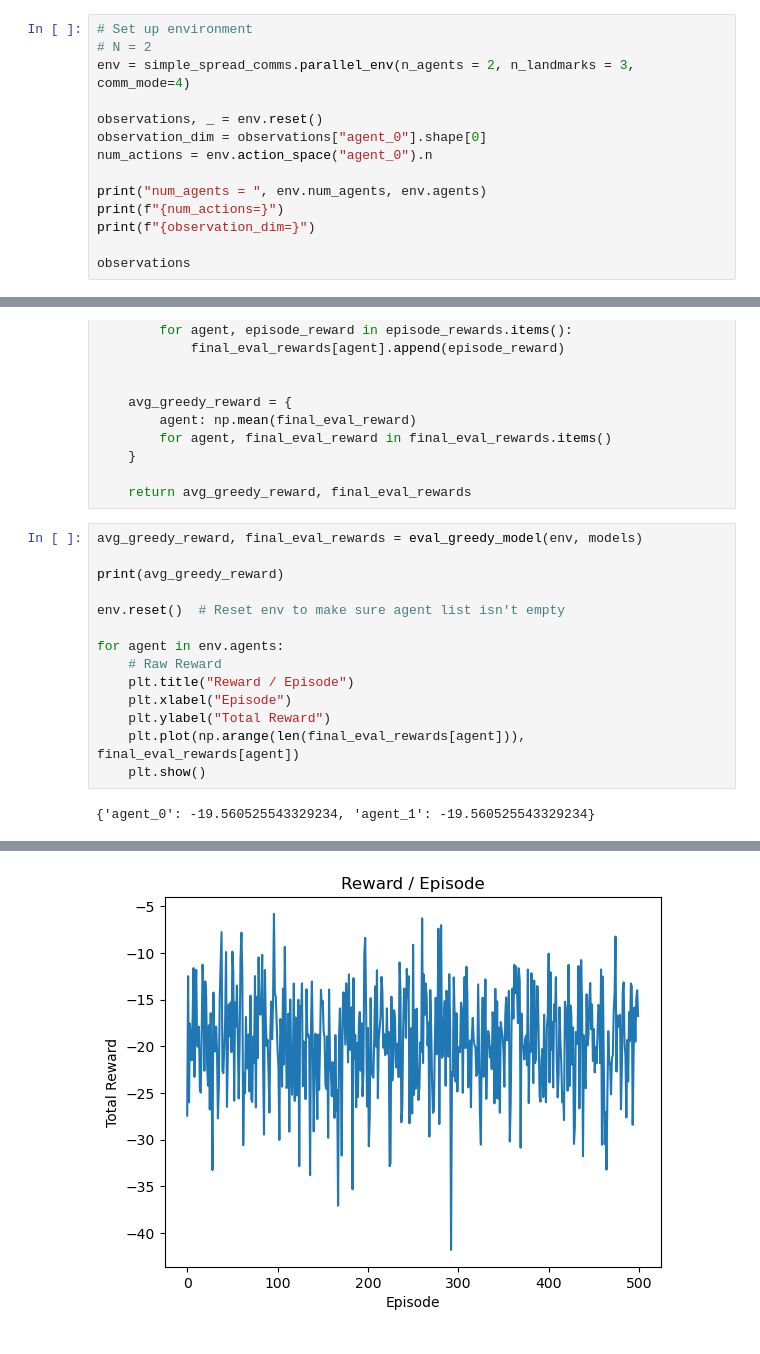
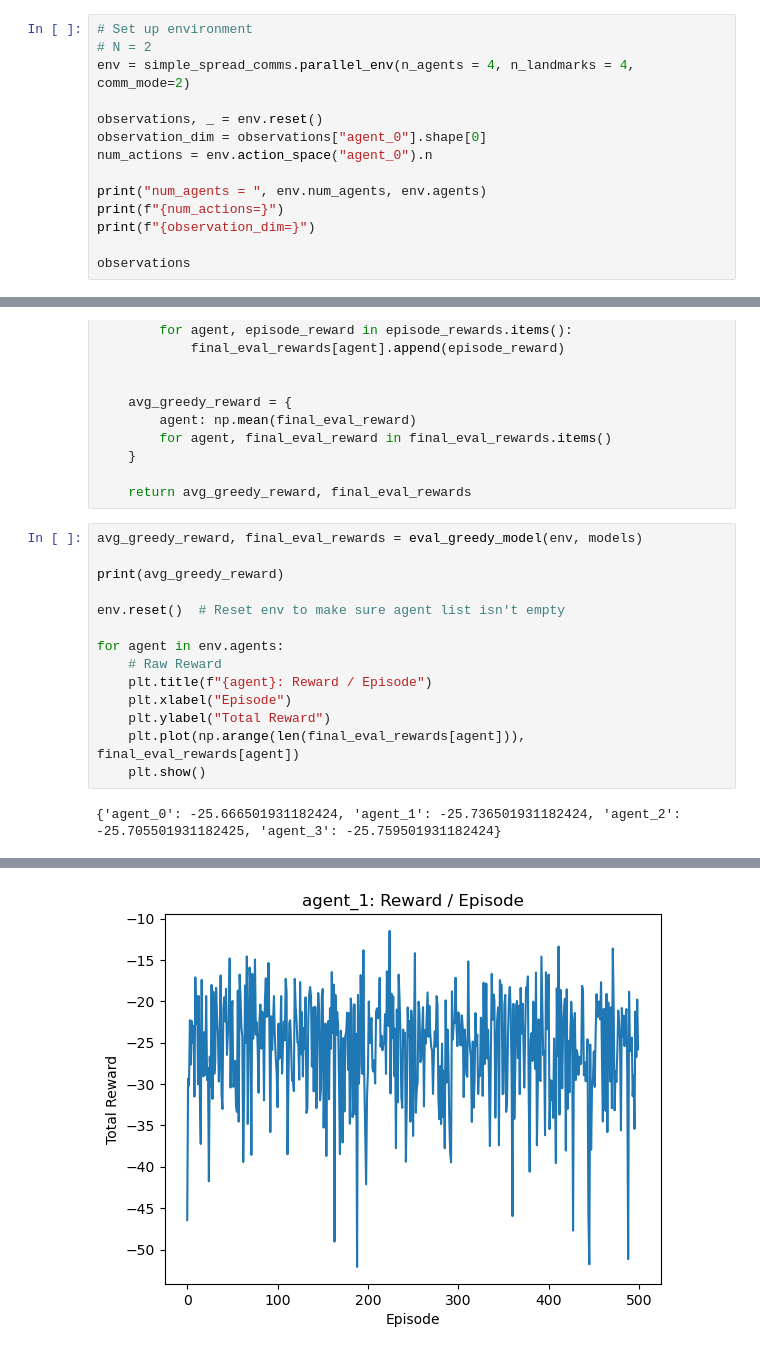
Before and after one commit to sosier/Multi_Agent_Reinforcement_Learning, a Jupyter notebook: Comms_DQN.ipynb, the cells around one changed output, grey strips where cells are left out. Drawn from its saved outputs; the diff is of its cells as text.

Commit message:
added gifs and charts

```diff
--- a/Comms_DQN.ipynb
+++ b/Comms_DQN.ipynb
@@ -39,7 +39,7 @@ GAMMA = 0.99  # < 1 to encourage prioritization of immediate rewards
 # %%
 # Set up environment
 # N = 2
-env = simple_spread_comms.parallel_env(n_agents = 2, n_landmarks = 3, comm_mode=4)
+env = simple_spread_comms.parallel_env(n_agents = 4, n_landmarks = 4, comm_mode=2)
 
 observations, _ = env.reset()
 observation_dim = observations["agent_0"].shape[0]
@@ -508,10 +527,10 @@ env.reset()  # Reset env to make sure agent list isn't empty
 
 for agent in env.agents:
     # Raw Reward
-    plt.title("Reward / Episode")
+    plt.title(f"{agent}: Reward / Episode")
     plt.xlabel("Episode")
     plt.ylabel("Total Reward")
     plt.plot(np.arange(len(final_eval_rewards[agent])), final_eval_rewards[agent])
     plt.show()
 # %% [output]
-{'agent_0': -19.560525543329234, 'agent_1': -19.560525543329234}
+{'agent_0': -25.666501931182424, 'agent_1': -25.736501931182424, 'agent_2': -25.705501931182425, 'agent_3': -25.759501931182424}
@@ -519 +538 @@ for agent in env.agents:
-[figure, old version]
+[figure, new version]
```
Also changed, not shown: parts of 5 cells of this notebook, 50 other files.
